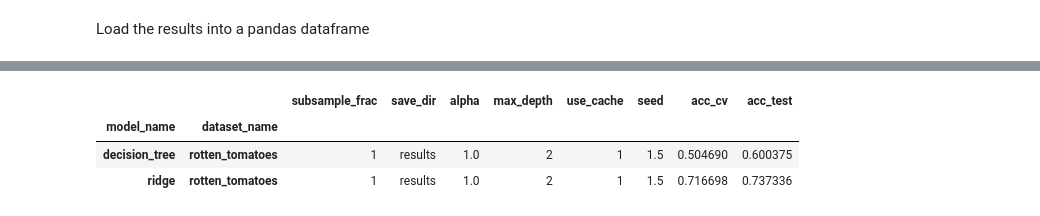
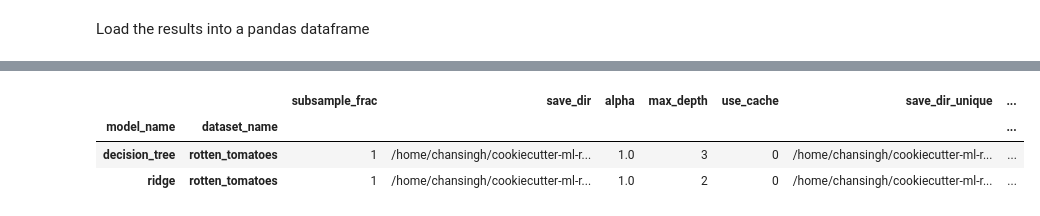
Before and after one commit to csinva/cookiecutter-ml-research, a Jupyter notebook: notebooks/01_model_results.ipynb, the cells around one changed output, grey strips where cells are left out. Saved outputs shown, nothing was run; the diff lists cells and outputs as text; code cells hidden in the pictures.

```diff
--- a/notebooks/01_model_results.ipynb
+++ b/notebooks/01_model_results.ipynb
@@ -53,14 +57,14 @@ ravg
 # %%
 # apply cross validation
 (
     ravg
-    .sort_values(by='acc_cv', ascending=False)
+    .sort_values(by='accuracy_cv', ascending=False)
     .groupby(by=['model_name', 'dataset_name'])
     .first()
 )
 # %% [output]
-|  |  | subsample_frac | save_dir | alpha | max_depth | use_cache | seed | acc_cv | acc_test |
-| model_name | dataset_name |  |  |  |  |  |  |  |  |
-| decision_tree | rotten_tomatoes | 1 | results | 1.0 | 2 | 1 | 1.5 | 0.504690 | 0.600375 |
-| ridge | rotten_tomatoes | 1 | results | 1.0 | 2 | 1 | 1.5 | 0.716698 | 0.737336 |
+|  |  | subsample_frac | save_dir | alpha | max_depth | use_cache | save_dir_unique | ... |
+| model_name | dataset_name |  |  |  |  |  |  | ... |
+| decision_tree | rotten_tomatoes | 1 | /home/chansingh/cookiecutter-ml-r... | 1.0 | 3 | 0 | /home/chansingh/cookiecutter-ml-r... | ... |
+| ridge | rotten_tomatoes | 1 | /home/chansingh/cookiecutter-ml-r... | 1.0 | 2 | 0 | /home/chansingh/cookiecutter-ml-r... | ... |
 # %%
```
Also changed, not shown: parts of 5 cells of this notebook, 5 other files.
